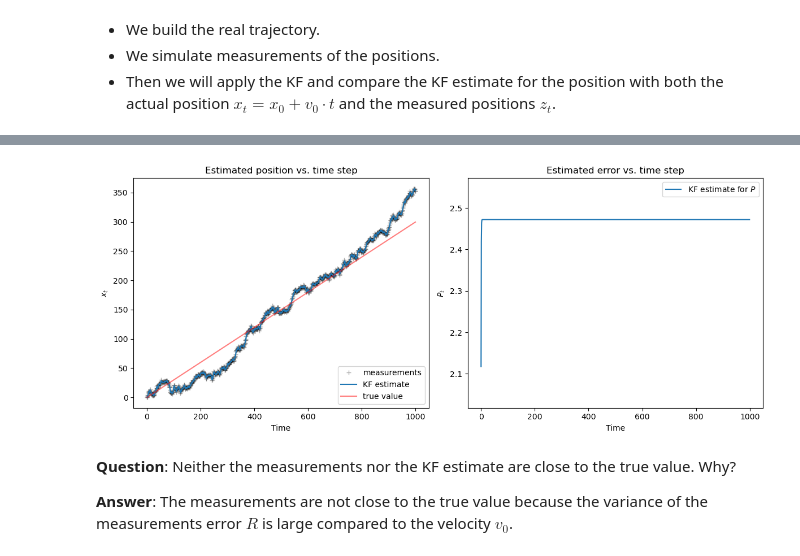
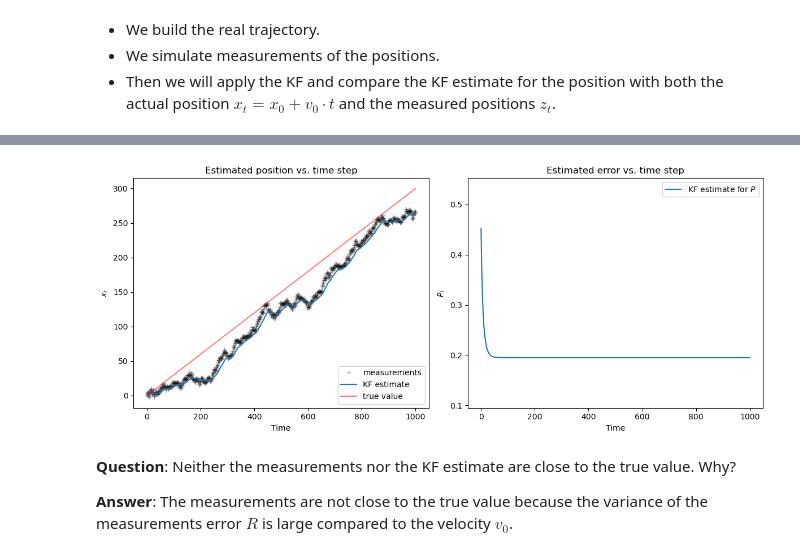
Before and after one commit to eloMG/python-time-series-handbook, a Jupyter notebook: notebooks/07/kalman-filter.ipynb, the cells around one changed output, grey strips where cells are left out. Cells and saved outputs as stored; diff of their text form; code cells hidden in the pictures.

```diff
--- a/notebooks/07/kalman-filter.ipynb
+++ b/notebooks/07/kalman-filter.ipynb
@@ -621,24 +621,24 @@ plt.tight_layout();
 # %%
 # initial guesses and estimates
 x = 0
 P = 0.5
-Q_est = 4
-R_est = 4
+Q_est = 0.01 # Trust more the model...
+R_est = 4   # ...than the measurements
 KF_estimate = [] # To store the position estimate at each time point
 KF_error = [] # To store estimated error at each time point
 
 # Kalman filter
 for z in Zx:
     x, P = kalman_1d(x, P, z, R_est, Q_est)
     KF_estimate.append(x)
     KF_error.append(P)
 
 fig, axes = plt.subplots(1,2, figsize=(12, 5))
 plot_1d_comparison(Zx, KF_estimate, Xt, axes[0])
 plot_1d_error(KF_error, min(KF_error)-0.1, max(KF_error)+0.1, axes[1])
 plt.tight_layout();
 # %% [output]
-[figure, old version]
+[figure, new version]
 # %% [markdown]
 **Question**: Neither the measurements nor the KF estimate are close to the true value. Why?
 
```
Also changed, not shown: parts of 4 cells of this notebook.
